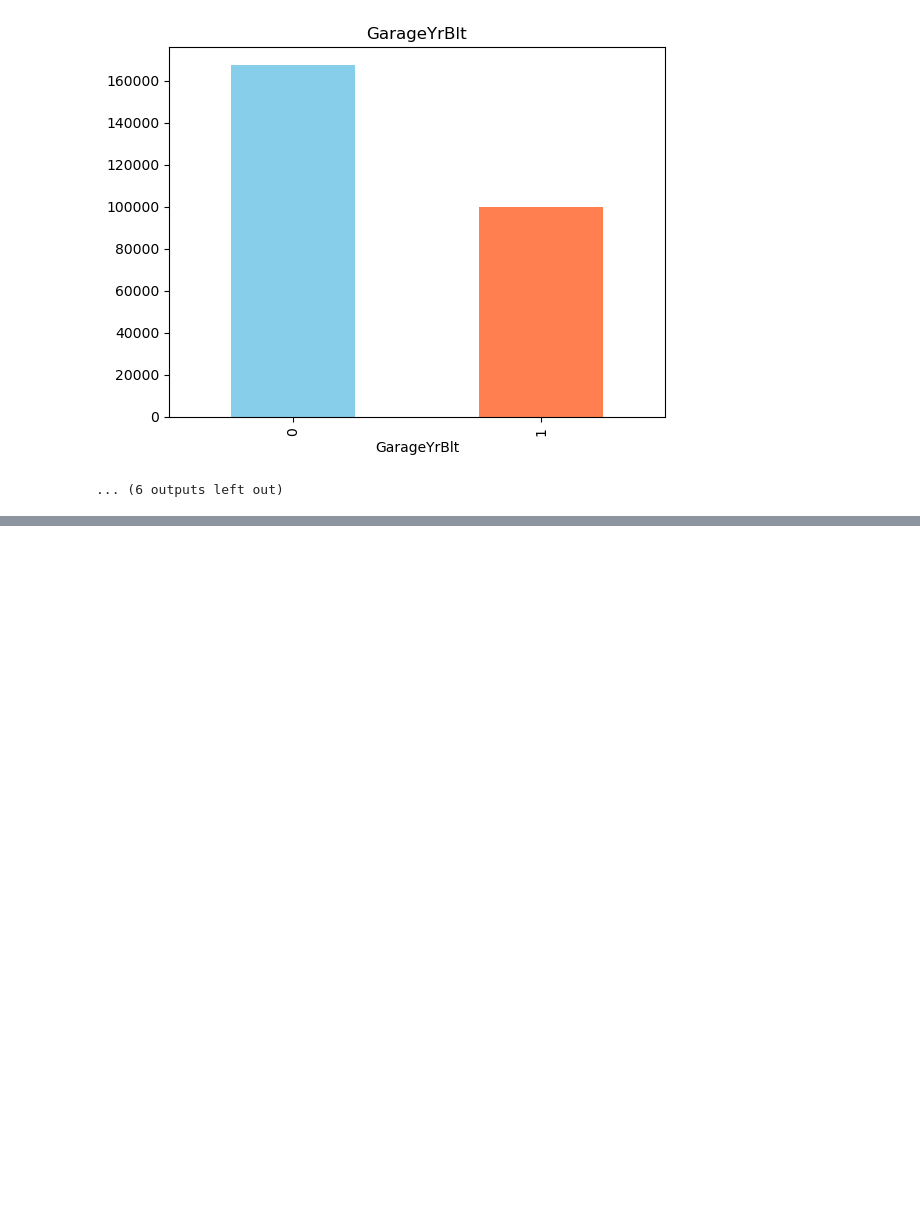
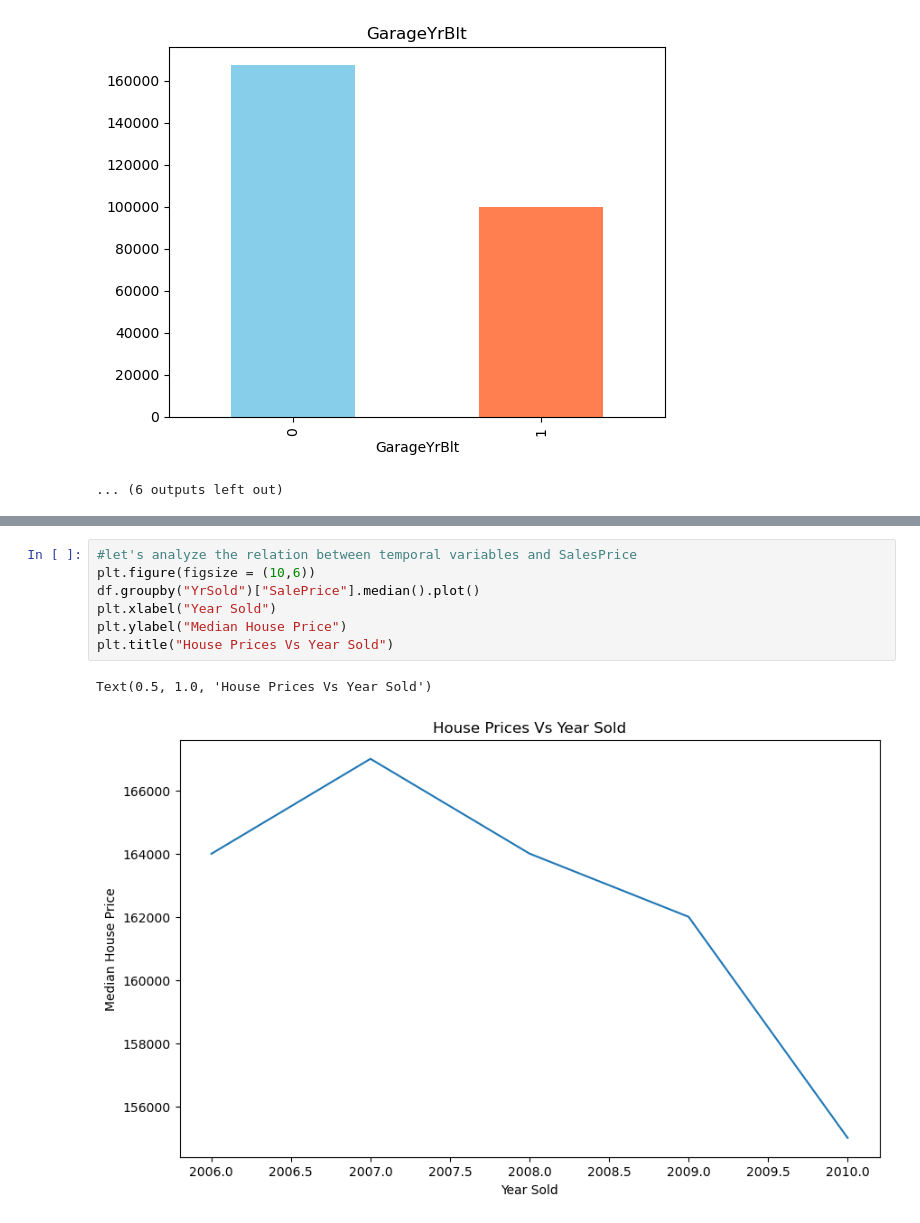
Before and after one commit to the-liyanage/applied-machine-learning, a Jupyter notebook: regression/house-prediction/data_analysis.ipynb, the cells around one changed output, grey strips where cells are left out. Drawn from its saved outputs; the diff is of its cells as text; blank space fills up the shorter version.

Commit message:
dealing with temporal variables

```diff
--- a/regression/house-prediction/data_analysis.ipynb
+++ b/regression/house-prediction/data_analysis.ipynb
@@ -119,0 +190,10 @@ for feature in features_with_na:
+# %%
+#let's analyze the relation between temporal variables and SalesPrice
+plt.figure(figsize = (10,6))
+df.groupby("YrSold")["SalePrice"].median().plot()
+plt.xlabel("Year Sold")
+plt.ylabel("Median House Price")
+plt.title("House Prices Vs Year Sold")
+# %% [output]
+Text(0.5, 1.0, 'House Prices Vs Year Sold')
+[figure, added]
```
Also changed, not shown: parts of 9 cells of this notebook, 1 other file.
